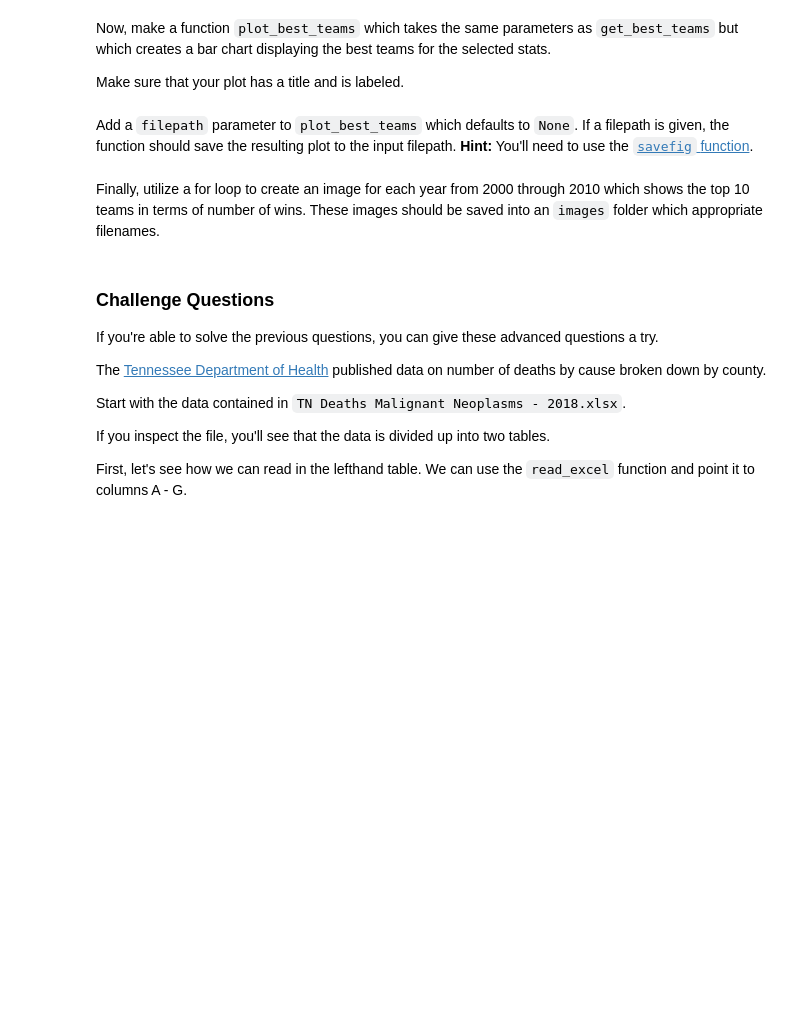
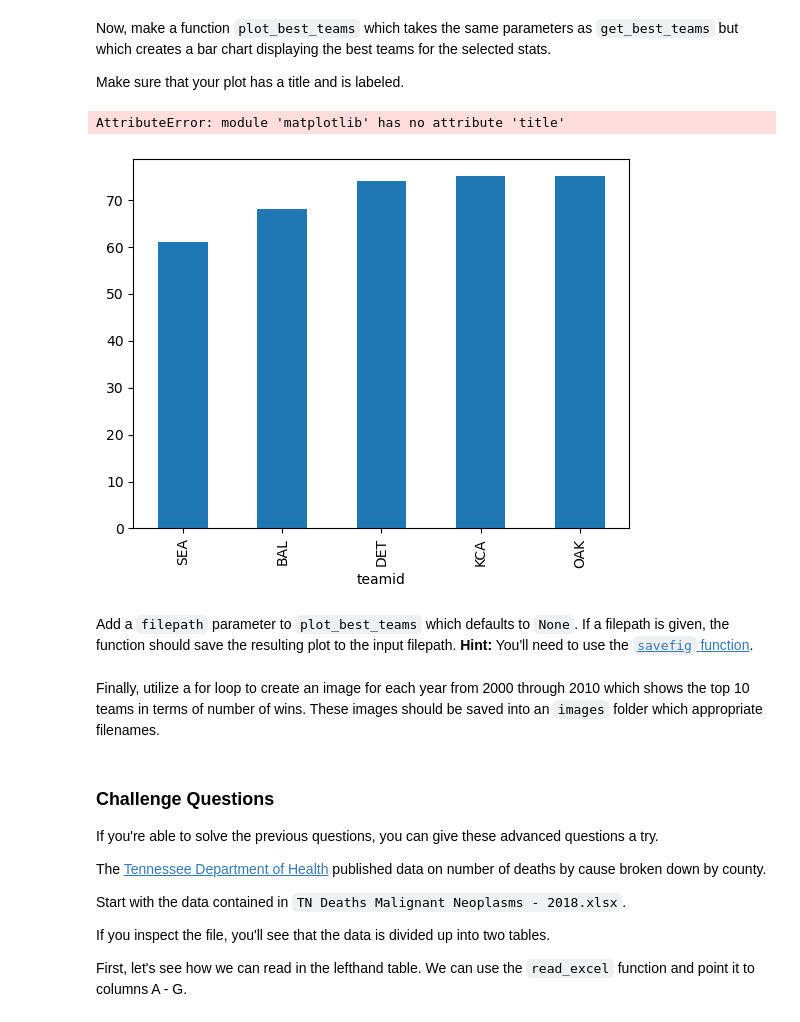
Before and after one commit to NSS-Data-Analytics-Cohort-10/loops-and-functions-seanmalley1, a Jupyter notebook: notebooks/Loops_and_Functions_Practice_DA10.ipynb, the cells around one changed output. Cells and saved outputs as stored; diff of their text form; code cells hidden in the pictures; blank space fills up the shorter version.

Commit message:
figured out why my title wasn't working.

```diff
--- a/notebooks/Loops_and_Functions_Practice_DA10.ipynb
+++ b/notebooks/Loops_and_Functions_Practice_DA10.ipynb
@@ -263,7 +331,31 @@ Now, make a function `plot_best_teams` which takes the same parameters as `get_b
 
 Make sure that your plot has a title and is labeled.
 # %%
-# Your Code Here
+import pandas as pd
+import matplotlib as plt
+
+def plot_the_best_teams(league, year, n=5, stat="w", ascending=True):
+    query = f"""
+    SELECT teamid, {stat}
+    FROM teams
+    WHERE yearid = {year} AND
+          lgid = '{league}'
+    ORDER BY {stat} {"ASC" if ascending else "DESC"}
+    LIMIT {n}
+    """
+
+    teams = pd.read_sql(query, con=engine)
+
+    teams.set_index('teamid')[stat].plot(kind='bar')
+    plt.title("Top {n} Teams in {league} - {year}")
+    plt.xlabel('Team ID')
+    plt.ylabel(stat.capitalize())
+    plt.show()
+
+plot_the_best_teams(year=2008, n=5, league="AL", ascending=True)
+# %% [output]
+AttributeError: module 'matplotlib' has no attribute 'title'
+[figure, added]
 # %% [markdown]
 Add a `filepath` parameter to `plot_best_teams` which defaults to `None`. If a filepath is given, the function should save the resulting plot to the input filepath. **Hint:** You'll need to use the [`savefig` function](https://matplotlib.org/stable/api/_as_gen/matplotlib.pyplot.savefig.html).
 # %%
```
Also changed, not shown: parts of 8 cells of this notebook.
